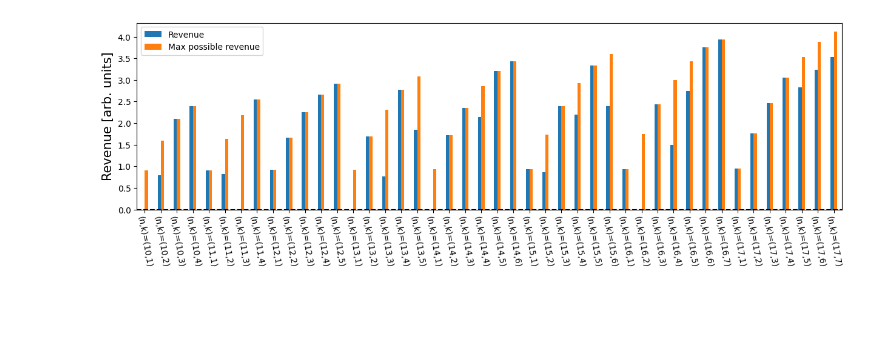
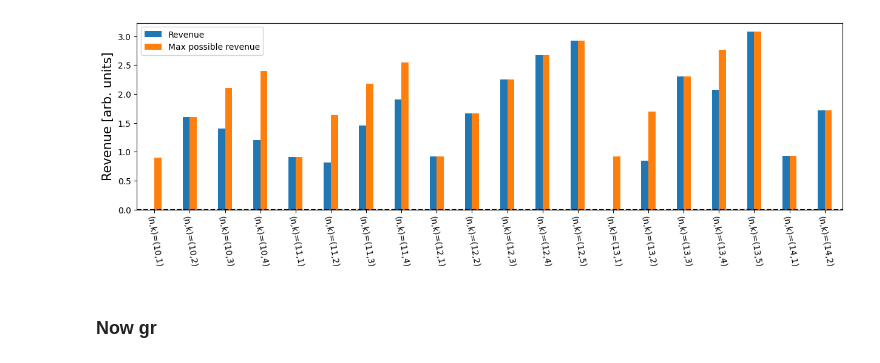
Before and after one commit to seba2390/RandomizedAlgorithms2023, a Jupyter notebook: Project 3/main.ipynb, the cells around one changed output. Drawn from its saved outputs; the diff is of its cells as text; code cells hidden in the pictures; blank space fills up the shorter version.

```diff
--- a/Project 3/main.ipynb
+++ b/Project 3/main.ipynb
@@ -31,0 +35,4 @@ for N in tqdm(range(N_min,N_max)):
+# %%
+%%time
+N_min, N_max_initial = 10, 1000
+standard_revenues, max_revenue, n_vals, k_vals = fixed_pricing_revenue(lims=(N_min,N_max_initial))
@@ -32,20 +71,24 @@ for N in tqdm(range(N_min,N_max)):
 # %%
+view_size = 20
+
 fig, ax = plt.subplots(1,1,figsize=(15,4))
-trials = np.array([i+1 for i in range(len(standard_revenues))])
+trials = np.array([i+1 for i in range(len(standard_revenues[:view_size]))])
 
 width = 0.2
-ax.bar(trials - width/2,standard_revenues,width,label="Revenue")
-ax.bar(trials + width/2,max_revenue,width,label="Max possible revenue")
-ax.hlines(0,0.5,np.max(trials)+0.5,color='black',ls='--')
+ax.bar(trials[:view_size] - width/2,standard_revenues[:view_size],width,label="Revenue")
+ax.bar(trials[:view_size] + width/2,max_revenue[:view_size],width,label="Max possible revenue")
+ax.hlines(0,0.5,np.max(trials[:view_size])+0.5,color='black',ls='--')
 
-ax.set_xlim(0.5,np.max(trials)+0.5)
+ax.set_xlim(0.5,np.max(trials[:view_size])+0.5)
 ax.set_ylabel("Revenue [arb. units]",size=15)
 
-ax.set_xticks(trials)
-x_tick_labels = ["(n,k)="f"({n_vals[i]},{k_vals[i]})" for i in range(len(trials))]
+ax.set_xticks(trials[:view_size])
+x_tick_labels = ["(n,k)="f"({n_vals[i]},{k_vals[i]})" for i in range(len(trials[:view_size]))]
 ax.set_xticklabels(x_tick_labels, rotation=280)
 
 ax.legend()
 plt.show()
 # %% [output]
-[figure, old version]
+[figure, new version]
+# %% [markdown]
+### Now gr
```
Also changed, not shown: parts of 9 cells of this notebook, 1 other file.
